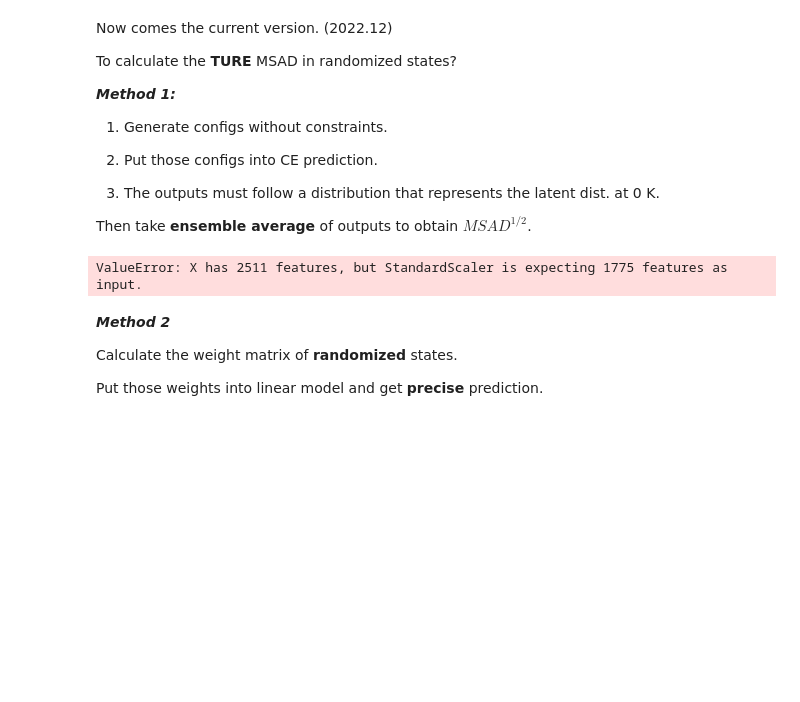
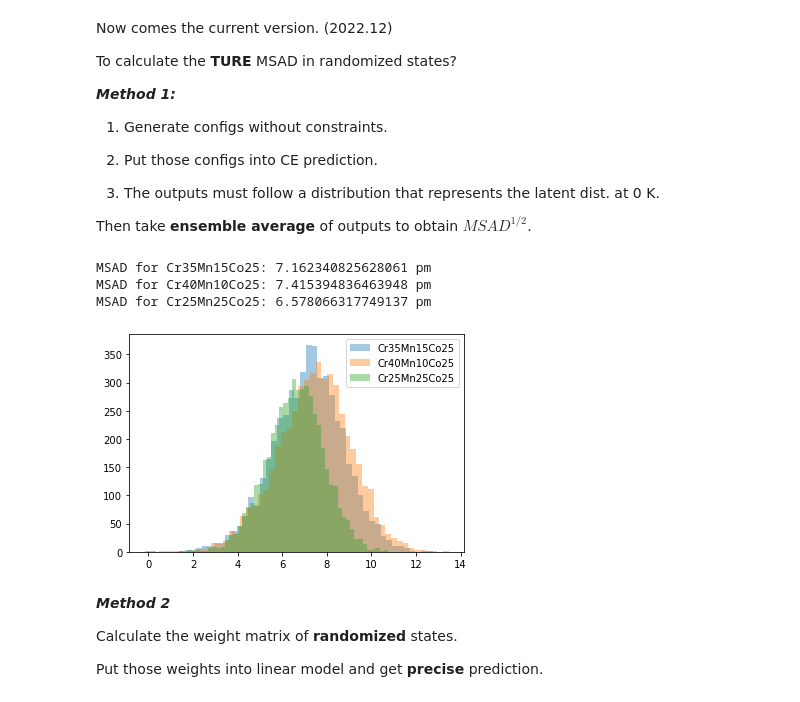
Before and after one commit to wzetto/MATools, a Jupyter notebook: CE_MC/cluster_ce_msad.ipynb, the cells around one changed output. Saved outputs shown, nothing was run; the diff lists cells and outputs as text; code cells hidden in the pictures; blank space fills up the shorter version.

Commit message:
modified:   CE_MC/MSAD_predict/weight_extract.py 	modified:   CE_MC/cluster_ce_msad.ipynb 	modified:   Models/Toda_Caraballo_sss/crss_calc.ipynb

```diff
--- a/CE_MC/cluster_ce_msad.ipynb
+++ b/CE_MC/cluster_ce_msad.ipynb
@@ -2167,7 +2173,7 @@ named by its average composition.
 
 compo_mat = [
         [35, 15, 25],
-        [40, 5, 27],
+        # [40, 5, 27],
         [40, 10, 25],
         [25, 25, 25]
 ]
@@ -2182,39 +2188,42 @@ model_pth = './runs/demo/20230103/eq_clf_msad.sav'
 
 for compo in compo_mat:
         a1, a2, a3 = compo
-        atomic_ratio = f'{a1}_{a2}_{a3}.npy'
+        atomic_ratio = f'{a1}_{a2}_{a3}_mergebasis.npy'
         config = np.load(f'/media/wz/a7ee6d50-691d-431a-8efb-b93adc04896d/Github/MATools_buffer/msadGA/202212/configs/{atomic_ratio}')
 
         if raw_scalar:
                 weight_list_predict = scaler.transform(config)
         else:
                 weight_list_predict = config
 
         #* NEW weight matrix remove the zero term.
         weight_list_prenew = genetic.embed_extra(embed_book,
                                 weight_list_predict,
                                 chosen_embed_1)
 
         #* RAW weight matrix in FULL dimension./ SUB dimension.
         if dyna_scalar:
                 weight_list_prenew = scaler.transform(weight_list_prenew)
 
         if load_model:
                 clf_ga = pickle.load(open(model_pth, 'rb'))
 
         msad_list_predict = clf_ga.predict(weight_list_prenew)
         print(f'MSAD for Cr{a1}Mn{a2}Co{a3}: {np.mean(msad_list_predict)} pm')
         msad_mat.append(msad_list_predict.flatten())
         type_mat.append(f'Cr{a1}Mn{a2}Co{a3}')
 
 # print(np.mean(msad_list_predict))
 for msad_list_predict, type_ in zip(msad_mat, type_mat):
         plt.hist(msad_list_predict, bins=50, label=type_, alpha=0.4)
 
 plt.legend()
 plt.show()
 # %% [output]
-ValueError: X has 2511 features, but StandardScaler is expecting 1775 features as input.
+MSAD for Cr35Mn15Co25: 7.162340825628061 pm
+MSAD for Cr40Mn10Co25: 7.415394836463948 pm
+MSAD for Cr25Mn25Co25: 6.578066317749137 pm
+[figure, added]
 # %% [markdown]
 <i> **Method 2** </i>
 
```
Also changed, not shown: parts of 1 cell of this notebook, 2 other files.
